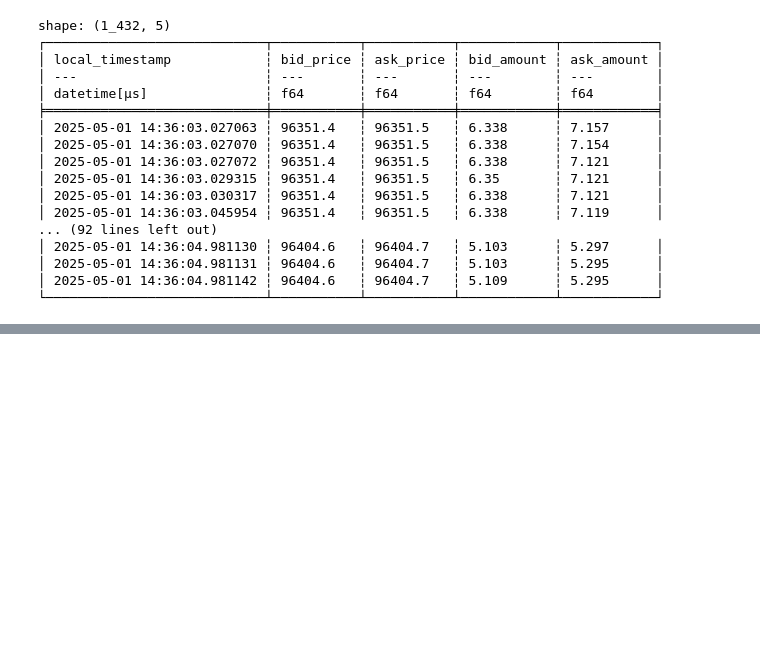
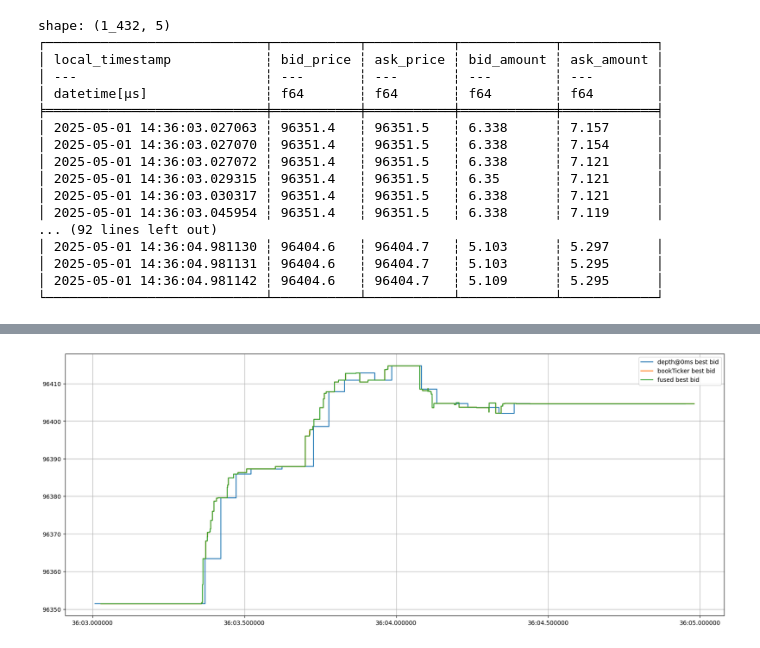
Before and after one commit to nkaz001/hftbacktest, a Jupyter notebook: examples/Fusing Depth Data.ipynb, the cells around one changed output, grey strips where cells are left out. Cells and saved outputs as stored; diff of their text form; code cells hidden in the pictures; blank space fills up the shorter version.

```diff
--- a/examples/Fusing Depth Data.ipynb
+++ b/examples/Fusing Depth Data.ipynb
@@ -207,0 +397,28 @@ This tutorial will demonstrate how to merge multiple depth-update streams into a
+# %%
+roi_lb = 50000
+roi_ub = 150000
+
+asset = (
+    BacktestAsset()
+        .data(['BTCUSDT_fused_20250501.npz'])
+        .linear_asset(1.0)
+        .constant_order_latency(0, 0)
+        .power_prob_queue_model(2)
+        .no_partial_fill_exchange()
+        .trading_value_fee_model(-0.00005, 0.0007)
+        .tick_size(0.1)
+        .lot_size(0.001)
+        .roi_lb(roi_lb)
+        .roi_ub(roi_ub)
+)
+
+hbt = ROIVectorMarketDepthBacktest([asset])
+
+timeout = 100_000_000 # 100ms
+
+l2_bbo_fused = record_l2_bbo(
+    hbt,
+    timeout
+)
+
+_ = hbt.close()
@@ -207,0 +428,19 @@ This tutorial will demonstrate how to merge multiple depth-update streams into a
+# %%
+df_l2_bbo_fused = pl.DataFrame(l2_bbo_fused)
+df_l2_bbo_fused.columns = ['Local Timestamp', 'Bid', 'Ask', 'Bid Qty', 'Ask Qty']
+
+df_l2_bbo_fused = df_l2_bbo_fused.with_columns(
+    pl.from_epoch('Local Timestamp', time_unit='ns')
+).filter(
+    (pl.col('Local Timestamp') > pl.lit('2025-05-01 14:36:03').str.strptime(pl.Datetime, '%Y-%m-%d %H:%M:%S')) &
+    (pl.col('Local Timestamp') < pl.lit('2025-05-01 14:36:5').str.strptime(pl.Datetime, '%Y-%m-%d %H:%M:%S'))
+)
+# %%
+plt.figure(figsize=(20, 8))
+plt.step(df_l2_bbo['Local Timestamp'], df_l2_bbo['Bid'], where='post')
+plt.step(df_book_ticker['local_timestamp'], df_book_ticker['bid_price'], where='post')
+plt.step(df_l2_bbo_fused['Local Timestamp'], df_l2_bbo_fused['Bid'], where='post')
+plt.legend(['depth@0ms best bid', 'bookTicker best bid', 'fused best bid'])
+plt.grid()
+# %% [output]
+[figure, added]
```
Also changed, not shown: parts of 12 cells of this notebook.
